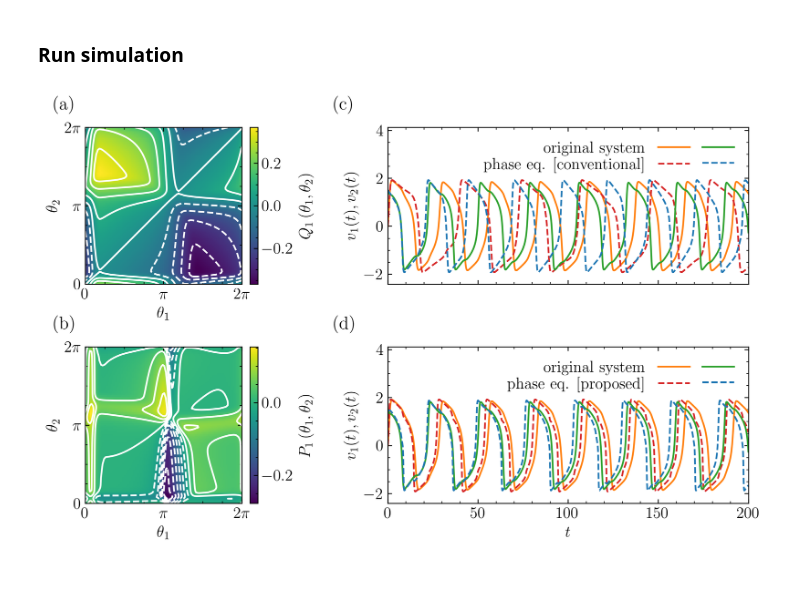
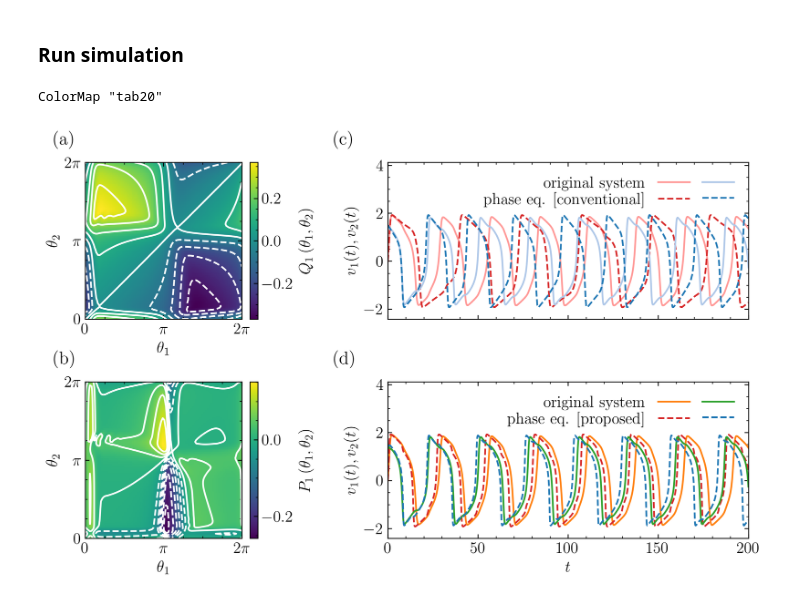
Before and after one commit to takyamamoto/GeneralizedPhaseReduction.jl, a Jupyter notebook: examples/Fig3_FHNmodel_coupled.ipynb, the cells around one changed output. Cells and saved outputs as stored; diff of their text form; code cells hidden in the pictures.

```diff
--- a/examples/Fig3_FHNmodel_coupled.ipynb
+++ b/examples/Fig3_FHNmodel_coupled.ipynb
@@ -101,6 +105,10 @@ Tcpm, Xcpm, Θcpm = coupled_conventinal_phase_model(N, D, T, XsI, g, ωI, ζθI,
 Tgpm, Xgpm, Θgpm = coupled_generalized_phase_model_PQ(N, D, T, XsI, QΘ, ωI, ζθI, ξθI, initθ, κ, g, alg);
 # %%
 Irange = -0.55:0.01:0.55;
+# %%
+cm = get_cmap(:tab20)
+# %% [output]
+ColorMap "tab20"
 # %%
 figure(figsize=(12, 6), dpi=300)
 ax3 = subplot2grid((2, 2), (0, 0), rowspan=1, colspan=1)
@@ -120,35 +128,35 @@ contour(Θrange, Θrange, PΘmap, 10, colors="white")
 imshow(reverse(PΘmap, dims=1), extent=(0, 2pi, 0, 2pi))
 xlabel(L"$\theta_1$"); ylabel(L"$\theta_2$");
 xticks([0, pi, 2pi], ["0", L"$\pi$", L"$2\pi$"]);
 yticks([0, pi, 2pi], ["0", L"$\pi$", L"$2\pi$"]);
 divider4 = axes_grid1.make_axes_locatable(ax4)
 cax4 = divider4.append_axes("right", size="5%", pad=0.1)
 cbar4 = colorbar(cax=cax4)#, ticks=[-0.5, 0, 0.5])
 cbar4.set_label(L"$P_1\left(\theta_1, \theta_2\right)$")
 ax4.text(-0.2, 1.2, "(b)", fontsize=16, transform=ax4.transAxes, fontweight="bold", va="top")
 
 ax1 = subplot2grid((2, 2), (0, 1), rowspan=1, colspan=1)
 # title("Conventinal phase model")
-plot(Tos, Xos[:, 1, 1], label="original system", color="tab:orange")
-plot(Tcpm, Xcpm[:, 1, 1], "--", label="phase eq. [conventional]", color="tab:red")
-plot(Tos, Xos[:, 2, 1], label=" ", color="tab:green")
-plot(Tcpm, Xcpm[:, 2, 1], "--", label=" ", color="tab:blue")
+plot(Tos, Xos[:, 1, 1], label="original system", color=cm(7))
+plot(Tcpm, Xcpm[:, 1, 1], "--", label="phase eq. [conventional]", color=cm(6))
+plot(Tos, Xos[:, 2, 1], label=" ", color=cm(1))
+plot(Tcpm, Xcpm[:, 2, 1], "--", label=" ", color=cm(0))
 xlim(0, T); ylim(ylim()[1]-0.3, ylim()[2]+2); ylabel(L"$v_1(t), v_2(t)$");
 plt.gca().axes.xaxis.set_ticklabels([])
 ax1.text(-0.15, 1.2, "(c)", fontsize=16, transform=ax1.transAxes, fontweight="bold", va="top")
 legend(loc="upper right", ncol=2, columnspacing=0, labelspacing=0.1, frameon=false, markerfirst=false)
 
 ax2 = subplot2grid((2, 2), (1, 1), rowspan=1, colspan=1)
 plot(Tos, Xos[:, 1, 1], label="original system", color="tab:orange")
 plot(Tgpm, Xgpm[:, 1, 1], "--", label="phase eq. [proposed]", color="tab:red")
 plot(Tos, Xos[:, 2, 1], label=" ", color="tab:green")
 plot(Tgpm, Xgpm[:, 2, 1], "--", label=" ", color="tab:blue")
 xlim(0, T); ylim(ylim()[1]-0.3, ylim()[2]+2);  xlabel(L"$t$"); ylabel(L"$v_1(t), v_2(t)$");
 ax2.text(-0.15, 1.2, "(d)", fontsize=16, transform=ax2.transAxes, fontweight="bold", va="top")
 legend(loc="upper right", ncol=2, columnspacing=0, labelspacing=0.1, frameon=false, markerfirst=false)
 subplots_adjust(hspace=0.4, wspace=0.1)
 #show()
 #tight_layout()
 savefig("fig3.svg")
 # %% [output]
-[figure, old version]
+[figure, new version]
```
Also changed, not shown: parts of 4 cells of this notebook.
